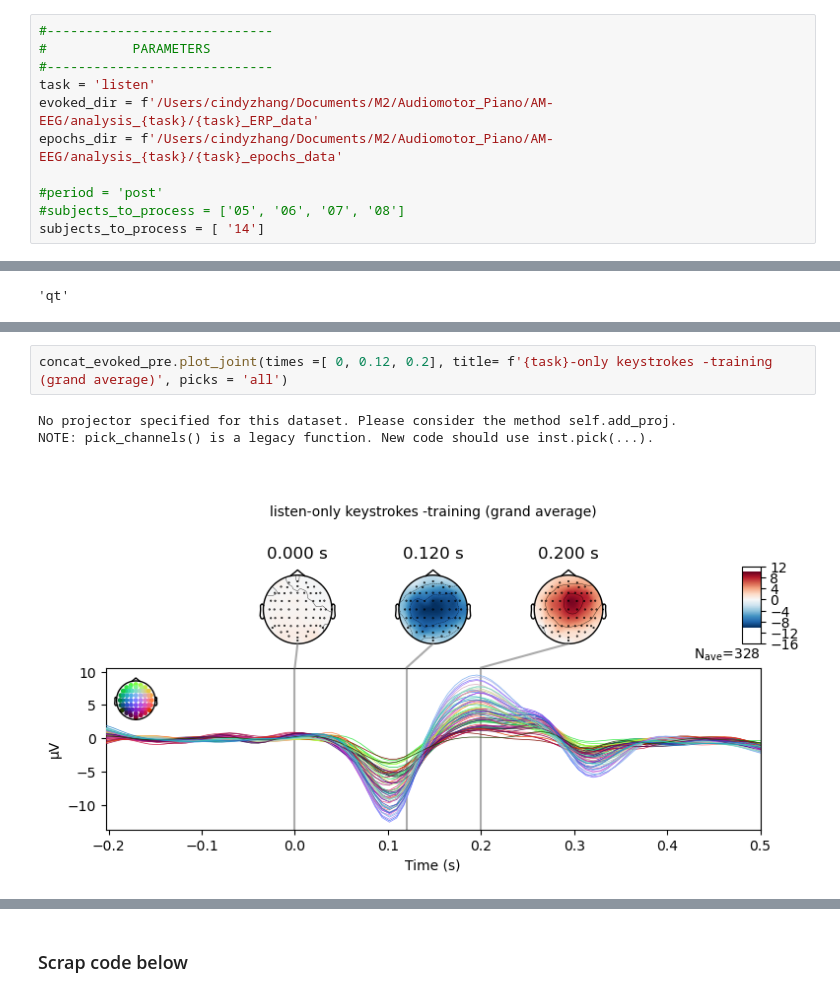
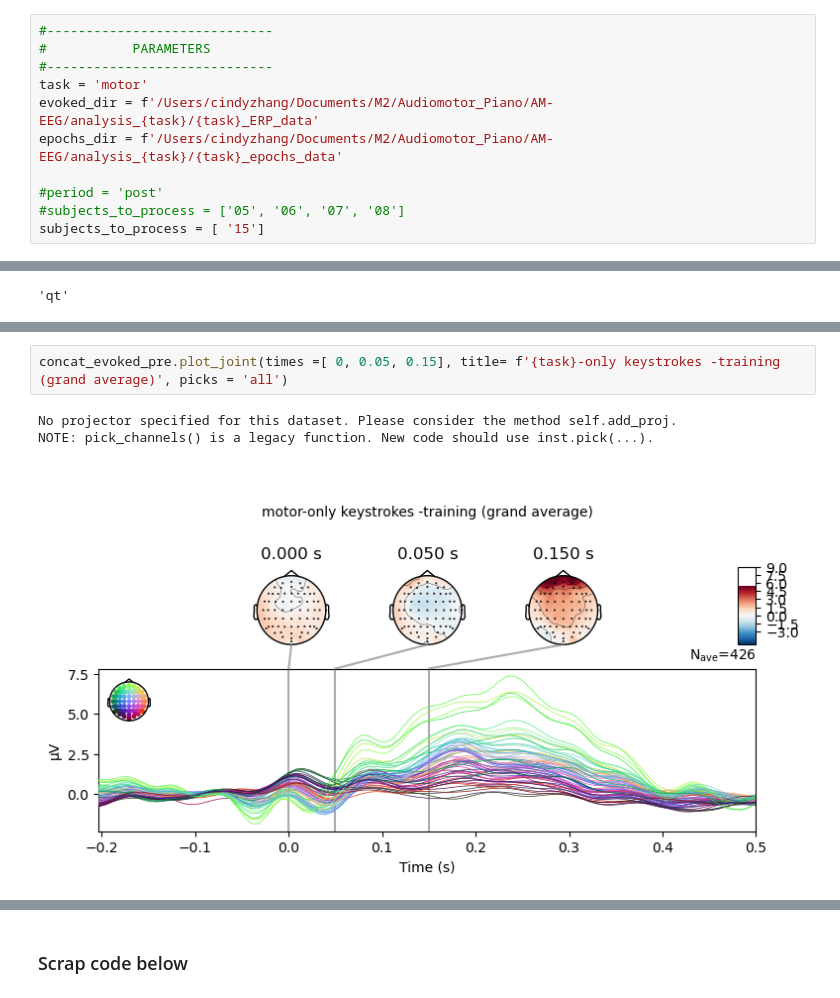
Before and after one commit to haiqin-zhang/AM-EEG, a Jupyter notebook: pipelines_LM/individual_ERP_check.ipynb, the cells around one changed output, grey strips where cells are left out. Drawn from its saved outputs; the diff is of its cells as text.

Commit message:
preprocessed subjects 15-18

```diff
--- a/pipelines_LM/individual_ERP_check.ipynb
+++ b/pipelines_LM/individual_ERP_check.ipynb
@@ -12,13 +12,13 @@ import os
 #-----------------------------
 #           PARAMETERS
 #-----------------------------
-task = 'listen'
+task = 'motor'
 evoked_dir = f'/Users/cindyzhang/Documents/M2/Audiomotor_Piano/AM-EEG/analysis_{task}/{task}_ERP_data'
 epochs_dir = f'/Users/cindyzhang/Documents/M2/Audiomotor_Piano/AM-EEG/analysis_{task}/{task}_epochs_data'
 
 #period = 'post'
 #subjects_to_process = ['05', '06', '07', '08']
-subjects_to_process = [ '14']
+subjects_to_process = [ '15']
 # %% [markdown]
 #### TO DO: take equal subsets from each participant?
 # %%
@@ -112,6 +109,6 @@ concat_evoked_pre.plot()
 # %%
-concat_evoked_pre.plot_joint(times =[ 0, 0.12, 0.2], title= f'{task}-only keystrokes -training (grand average)', picks = 'all')
+concat_evoked_pre.plot_joint(times =[ 0, 0.05, 0.15], title= f'{task}-only keystrokes -training (grand average)', picks = 'all')
 # %% [output]
 No projector specified for this dataset. Please consider the method self.add_proj.
 NOTE: pick_channels() is a legacy function. New code should use inst.pick(...).
-[figure, old version]
+[figure, new version]
```
Also changed, not shown: parts of 7 cells of this notebook, 7 other files.
